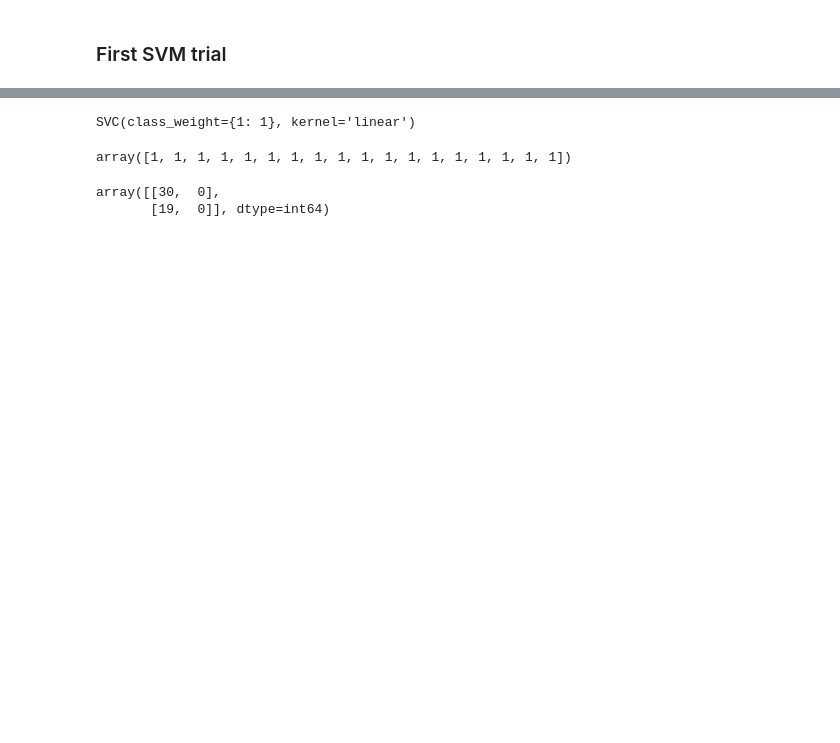
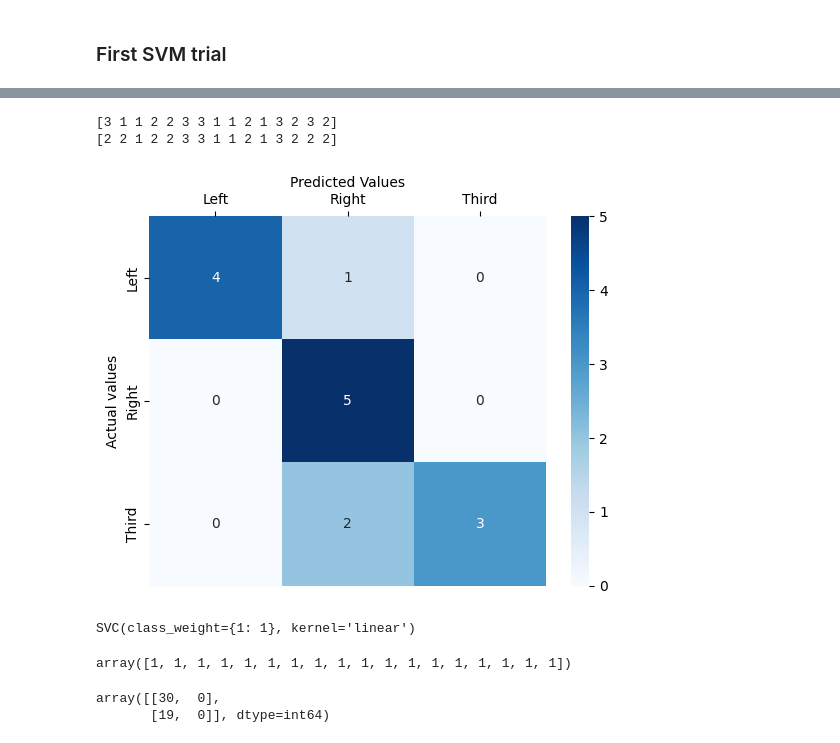
Before and after one commit to Mrwn-H/TNE, a Jupyter notebook: ML.ipynb, the cells around one changed output, grey strips where cells are left out. Drawn from its saved outputs; the diff is of its cells as text; code cells hidden in the pictures; blank space fills up the shorter version.

```diff
--- a/ML.ipynb
+++ b/ML.ipynb
@@ -173,7 +91,9 @@ Using data from preloaded Raw for 60 events and 20001 original time points ...
 ### First SVM trial
 # %%
 cond = MIPOST
-ranking = feature_ranking(f_score_dict[cond].reshape(f_score_dict[cond].shape[0]*f_score_dict[cond].shape[1]),20)
+score = f_score_dict[cond].reshape(f_score_dict[cond].shape[0]*f_score_dict[cond].shape[1])
+n_features = 20
+ranking,feature_names = feature_ranking(score,picks,freqs,n_features)
 n_features = len(ranking)
 print(ranking)
 # %% [output]
@@ -185,8 +104,8 @@ x = power.reshape(power.shape[0],power.shape[1]*power.shape[2])
 X = x[:,ranking]
 y = bandpower_dict[cond]['labels']
 # %%
-cv_inner = StratifiedKFold(n_splits=5,shuffle=True,random_state=42)
-cv_outer = StratifiedKFold(n_splits=4,shuffle=True,random_state=42)
+cv_inner = StratifiedKFold(n_splits=4,shuffle=True,random_state=42)
+cv_outer = StratifiedKFold(n_splits=5,shuffle=True,random_state=42)
 # %%
 history = []
 historyT = []
@@ -275,3 +194,17 @@ Overall test performance: 0.78
+# %%
+print(y_test)
+print(pred_test)
+# %% [output]
+[3 1 1 2 2 3 3 1 1 2 1 3 2 3 2]
+[2 2 1 2 2 3 3 1 1 2 1 3 2 2 2]
+# %%
+ticklabels = ['Left','Right','Third']
+ax = sns.heatmap(conf_matrix[-1], annot=True,cmap='Blues',xticklabels=ticklabels,yticklabels=ticklabels)
+ax.set(xlabel="Predicted Values", ylabel="Actual values")
+ax.xaxis.tick_top()
+ax.xaxis.set_label_position('top')
+# %% [output]
+[figure, added]
 # %%
 X_train, X_test, y_train, y_test = train_test_split(X, y, test_size=0.3)
 # %%
```
Also changed, not shown: parts of 11 cells of this notebook, 2 other files.
